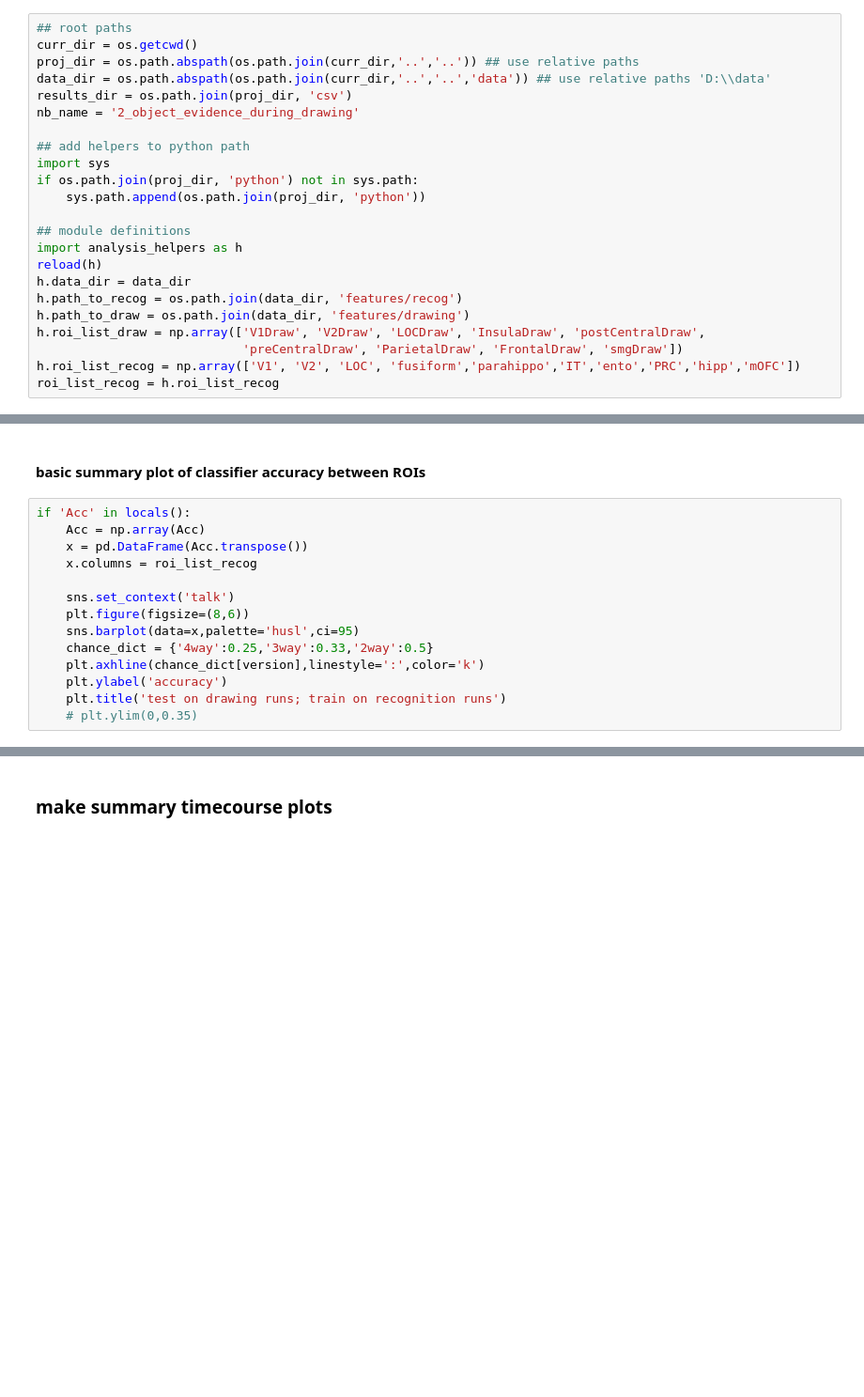
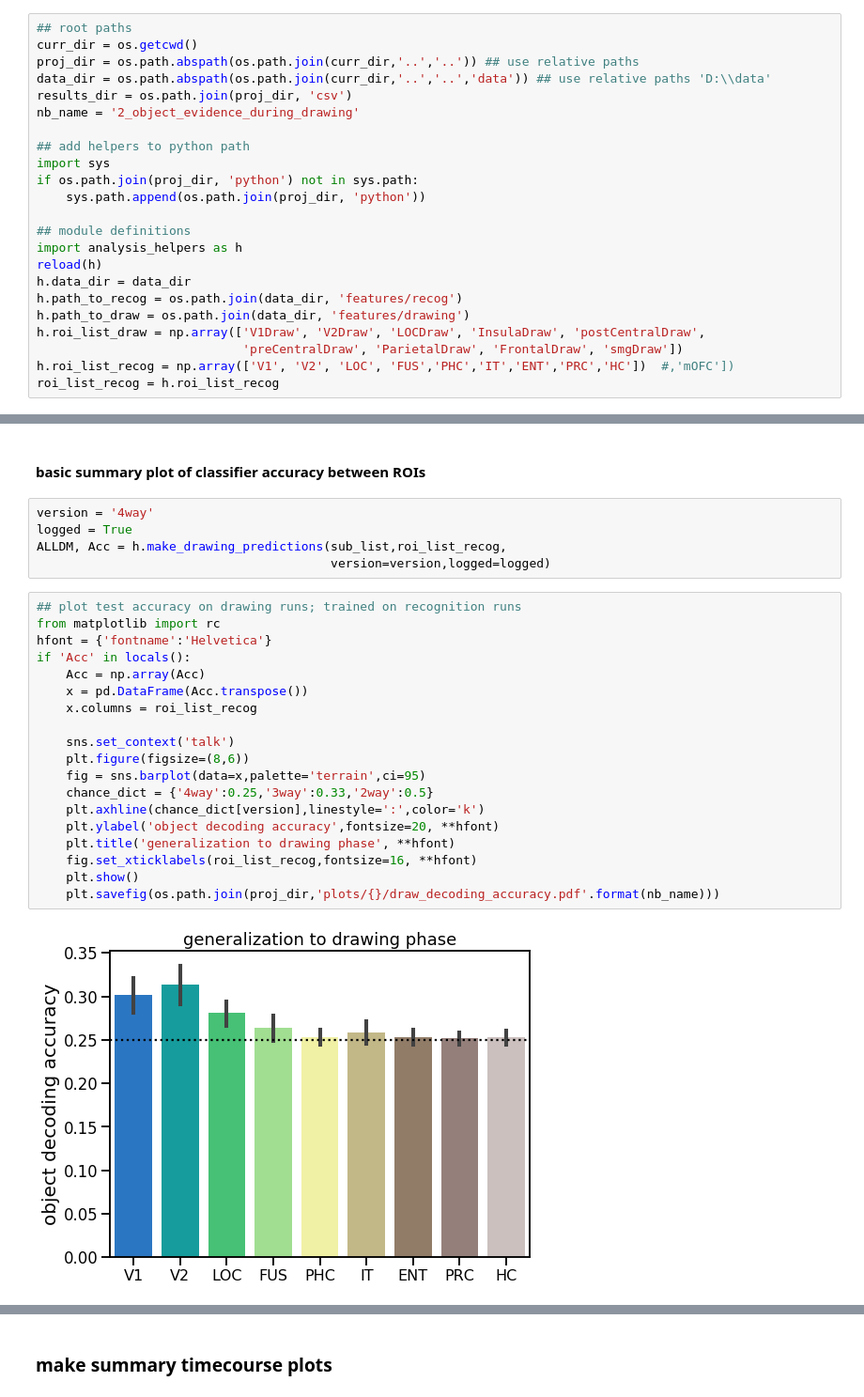
Before and after one commit to cogtoolslab/neurosketch, a Jupyter notebook: ipynb/golden/2_object_evidence_during_drawing.ipynb, the cells around one changed output, grey strips where cells are left out. Shown at 94% size. Drawn from its saved outputs; the diff is of its cells as text; blank space fills up the shorter version.

Commit message:
snapshot of golden 2, fiddling with colors of differnet rois in decoding accuracy plot

```diff
--- a/ipynb/golden/2_object_evidence_during_drawing.ipynb
+++ b/ipynb/golden/2_object_evidence_during_drawing.ipynb
@@ -58,7 +60,7 @@ h.path_to_recog = os.path.join(data_dir, 'features/recog')
 h.path_to_draw = os.path.join(data_dir, 'features/drawing')
 h.roi_list_draw = np.array(['V1Draw', 'V2Draw', 'LOCDraw', 'InsulaDraw', 'postCentralDraw',
                             'preCentralDraw', 'ParietalDraw', 'FrontalDraw', 'smgDraw'])
-h.roi_list_recog = np.array(['V1', 'V2', 'LOC', 'fusiform','parahippo','IT','ento','PRC','hipp','mOFC'])
+h.roi_list_recog = np.array(['V1', 'V2', 'LOC', 'FUS','PHC','IT','ENT','PRC','HC'])  #,'mOFC'])
 roi_list_recog = h.roi_list_recog
 # %% [markdown]
 ### get file list
@@ -132,17 +136,29 @@ if really_run:
             ALLDM.to_csv(os.path.join(results_dir,'logistic_timeseries_drawing_neural_{}_{}.csv'.format(version,tag)),index=False) ## train recog, test drawing run
 # %% [markdown]
 #### basic summary plot of classifier accuracy between ROIs
+# %%
+version = '4way'
+logged = True
+ALLDM, Acc = h.make_drawing_predictions(sub_list,roi_list_recog,
+                                        version=version,logged=logged)
 # %%
+## plot test accuracy on drawing runs; trained on recognition runs
+from matplotlib import rc
+hfont = {'fontname':'Helvetica'}
 if 'Acc' in locals():
     Acc = np.array(Acc)
     x = pd.DataFrame(Acc.transpose())
     x.columns = roi_list_recog
 
     sns.set_context('talk')
     plt.figure(figsize=(8,6))
-    sns.barplot(data=x,palette='husl',ci=95)
+    fig = sns.barplot(data=x,palette='terrain',ci=95)
     chance_dict = {'4way':0.25,'3way':0.33,'2way':0.5}
     plt.axhline(chance_dict[version],linestyle=':',color='k')
-    plt.ylabel('accuracy')
-    plt.title('test on drawing runs; train on recognition runs')
-    # plt.ylim(0,0.35)
+    plt.ylabel('object decoding accuracy',fontsize=20, **hfont)
+    plt.title('generalization to drawing phase', **hfont)
+    fig.set_xticklabels(roi_list_recog,fontsize=16, **hfont)
+    plt.show()
+    plt.savefig(os.path.join(proj_dir,'plots/{}/draw_decoding_accuracy.pdf'.format(nb_name)))
+# %% [output]
+[figure, added]
```
Also changed, not shown: parts of 9 cells of this notebook.
